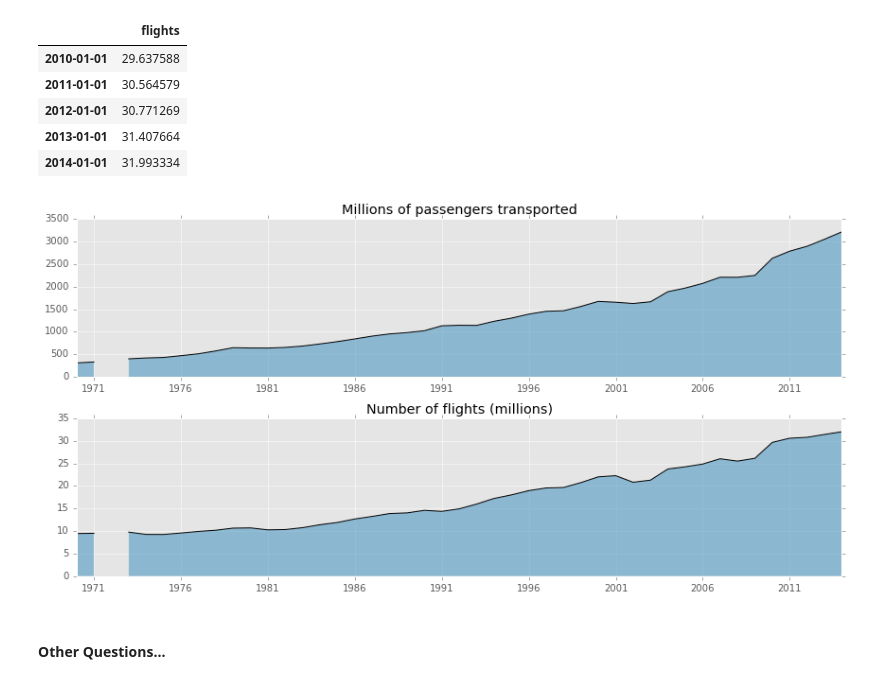
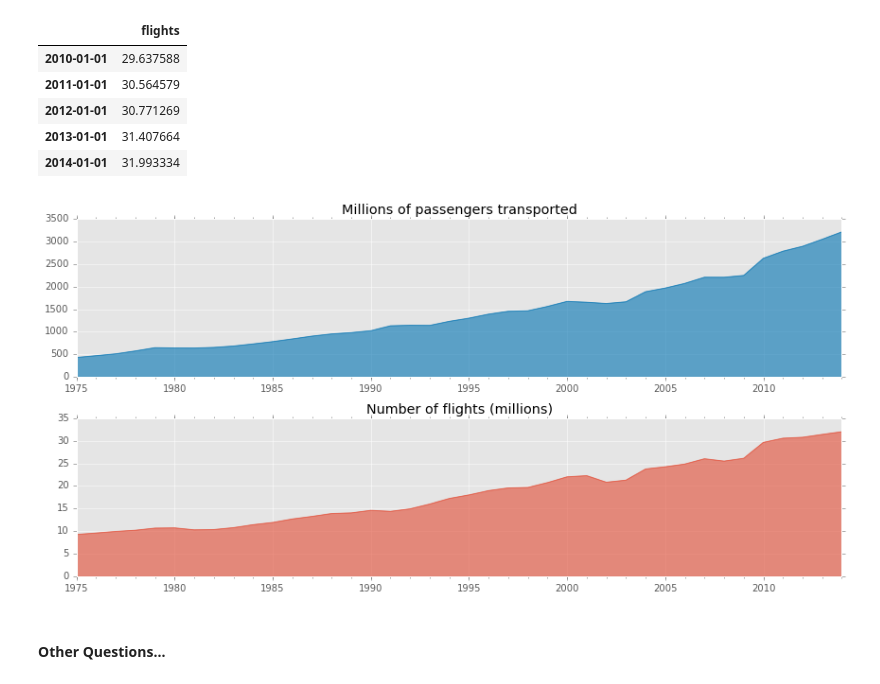
Before and after one commit to AeroPython/remove-before-flight, a Jupyter notebook: talk.ipynb, the cells around one changed output. Saved outputs shown, nothing was run; the diff lists cells and outputs as text; code cells hidden in the pictures.

```diff
--- a/talk.ipynb
+++ b/talk.ipynb
@@ -501,16 +507,16 @@ flights.tail()
 # %%
 fig, ax = plt.subplots(2, 1, figsize=(12,6))
 ax[0].set_title('Millions of passengers transported')
-ax[0].plot(passengers.index, passengers['passengers'], c='k')
-ax[0].fill_between(passengers.index, passengers['passengers'], alpha=0.5)
+passengers['passengers'].plot.area(ax=ax[0], alpha=0.6, color="#0072B2")
+ax[0].set_xlim(5, 44)
 
 ax[1].set_title('Number of flights (millions)')
-ax[1].plot(flights.index, flights['flights'], c='k')
-ax[1].fill_between(flights.index, flights['flights'], alpha=0.5)
+flights['flights'].plot.area(ax=ax[1], alpha=0.6)
+ax[1].set_xlim(5, 44)
 
 plt.tight_layout()
 # %% [output]
-[figure, old version]
+[figure, new version]
 # %% [markdown]
 #### Other Questions...
 # %% [markdown]
```
Also changed, not shown: parts of 2 cells of this notebook.
